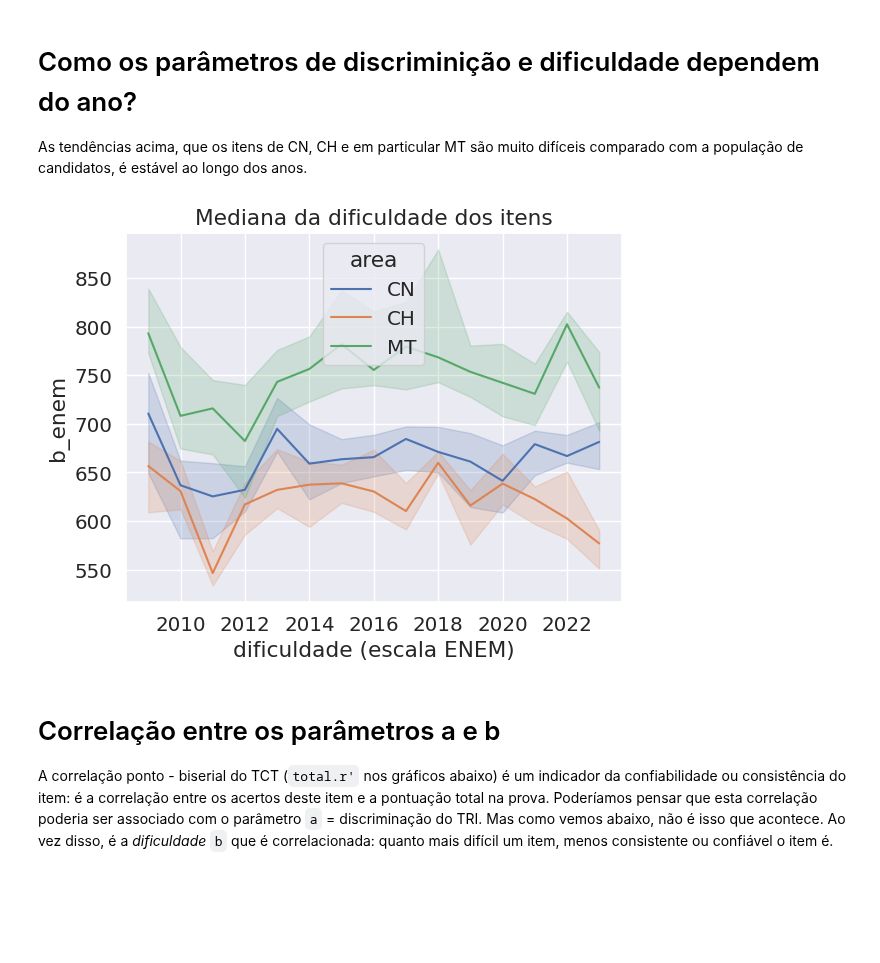
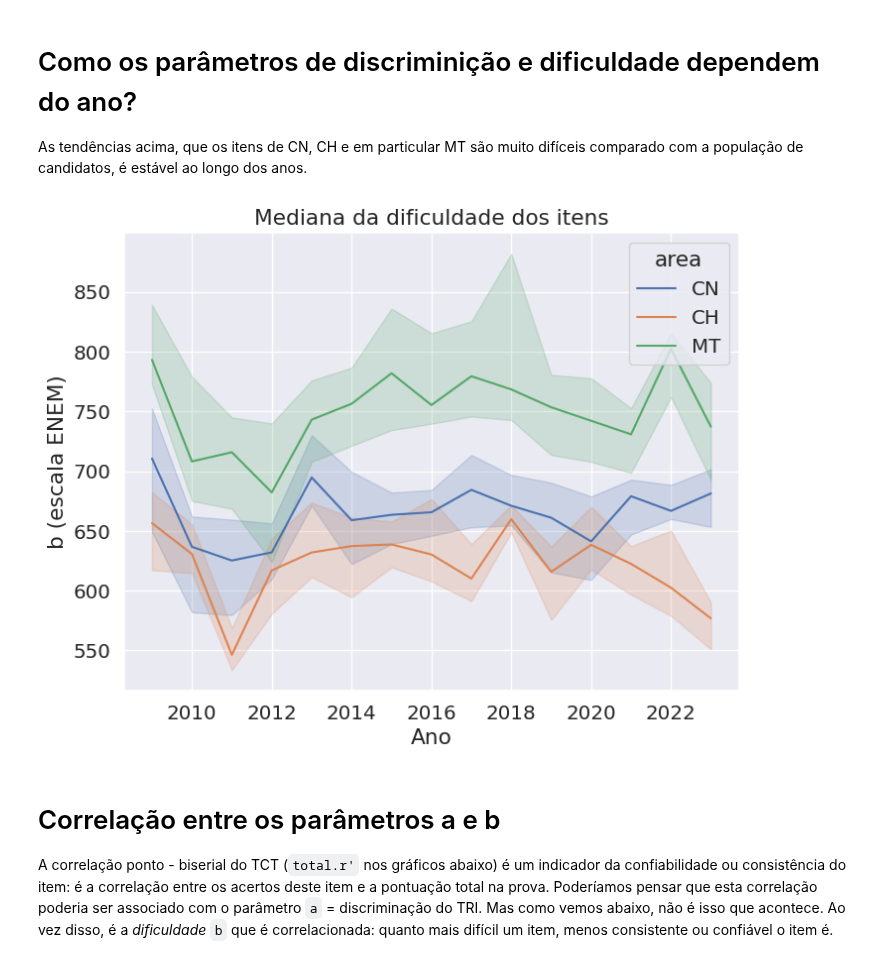
Before and after one commit to atp/enem, a Jupyter notebook: public/Visualização do parâmetros do ENEM.ipynb, the cells around one changed output. Drawn from its saved outputs; the diff is of its cells as text; code cells hidden in the pictures; blank space fills up the shorter version.

```diff
--- a/public/Visualização do parâmetros do ENEM.ipynb
+++ b/public/Visualização do parâmetros do ENEM.ipynb
@@ -112,13 +112,16 @@ interactive(children=(Dropdown(description='ano', options=(2009, 2010, 2011, 201
 # Como os parâmetros de discriminição e dificuldade dependem do ano?
 As tendências acima, que os itens de CN, CH e em particular MT são muito difíceis comparado com a população de candidatos, é estável ao longo dos anos.
 # %%
+fig = plt.figure(figsize=(8,6))
 data = allitems.dropna(subset='b')
 data = data.query('b < 60')
 ax = sns.lineplot(data,x='ano',y='b_enem',hue='area',estimator='median')
-ax.set_xlabel("dificuldade (escala ENEM)")
+ax.set_xlabel("Ano")
+ax.set_ylabel("b (escala ENEM)")
+
 ax.set_title("Mediana da dificuldade dos itens");
 # %% [output]
-[figure, old version]
+[figure, new version]
 # %% [markdown]
 # Correlação entre os parâmetros a e b
 A correlação ponto - biserial do TCT (`total.r'` nos gráficos abaixo) é um indicador da confiabilidade ou consistência do item: é a correlação entre os acertos deste item e a pontuação total na prova. Poderíamos pensar que esta correlação poderia ser associado com o parâmetro `a` = discriminação do TRI. Mas como vemos abaixo, não é isso que acontece. Ao vez disso, é a *dificuldade* `b` que é correlacionada: quanto mais difícil um item, menos consistente ou confiável o item é.
```
Also changed, not shown: parts of 2 cells of this notebook, 7 other files.
